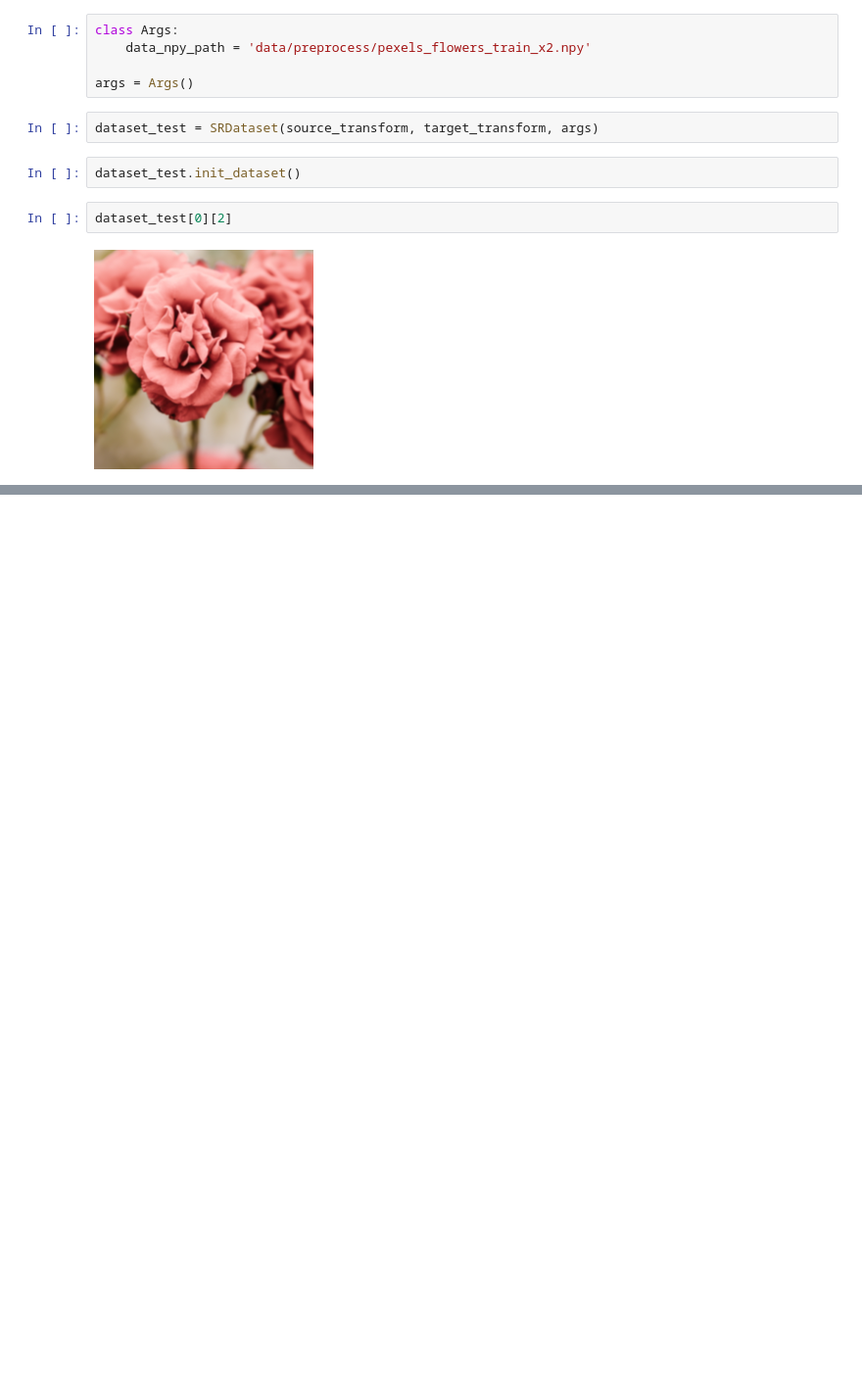
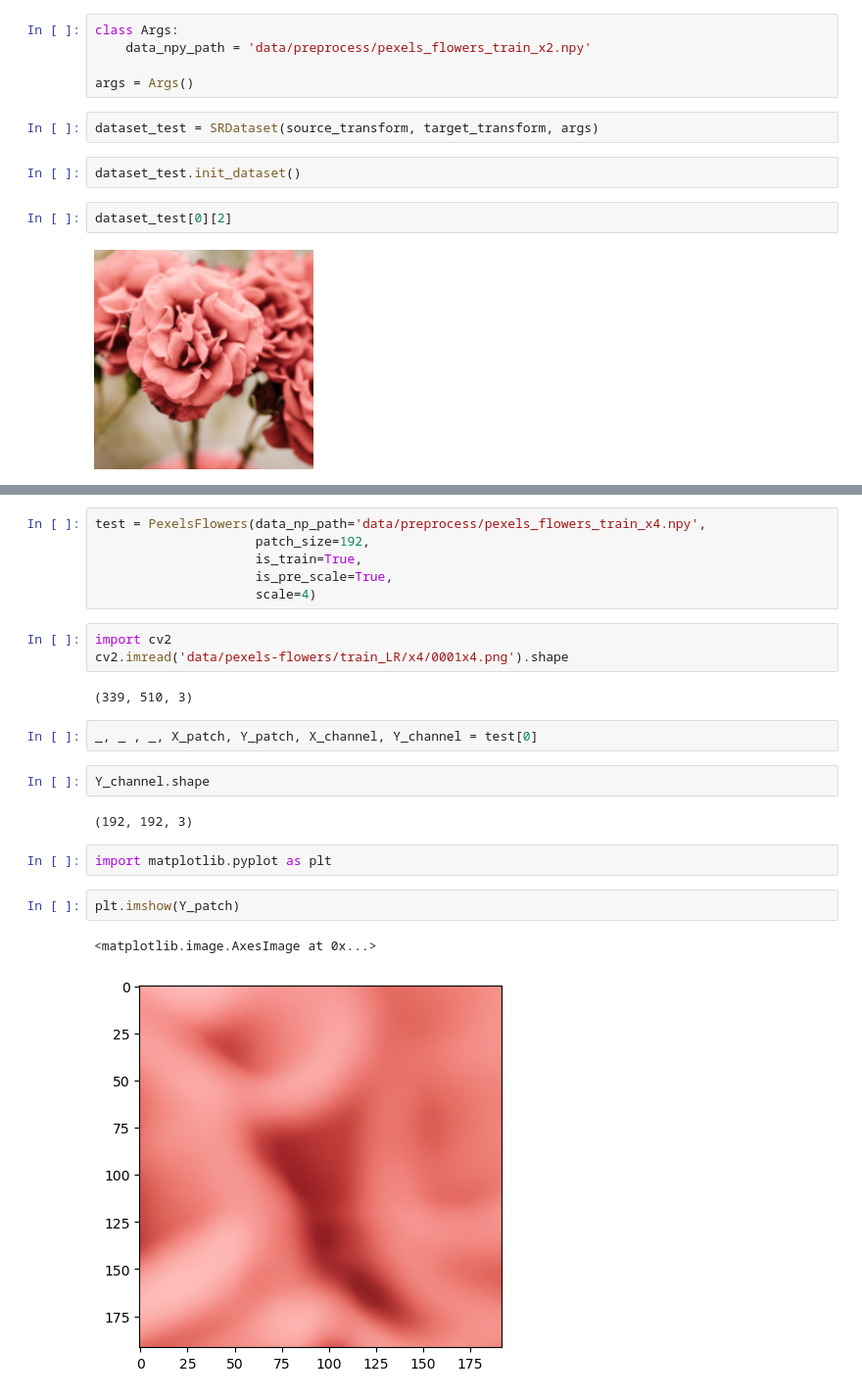
Before and after one commit to qducnguyen/cv-project-20222, a Jupyter notebook: debug.ipynb, the cells around one changed output, grey strips where cells are left out. Shown at 98% size. Saved outputs shown, nothing was run; the diff lists cells and outputs as text; blank space fills up the shorter version.

Commit message:
Update training + example of SRCNN on pexels dataset

```diff
--- a/debug.ipynb
+++ b/debug.ipynb
@@ -26,0 +75,24 @@ dataset_test[0][2]
+# %%
+test = PexelsFlowers(data_np_path='data/preprocess/pexels_flowers_train_x4.npy',
+                     patch_size=192,
+                     is_train=True,
+                     is_pre_scale=True,
+                     scale=4)
+# %%
+import cv2
+cv2.imread('data/pexels-flowers/train_LR/x4/0001x4.png').shape
+# %% [output]
+(339, 510, 3)
+# %%
+_, _ , _, X_patch, Y_patch, X_channel, Y_channel = test[0]
+# %%
+Y_channel.shape
+# %% [output]
+(192, 192, 3)
+# %%
+import matplotlib.pyplot as plt
+# %%
+plt.imshow(Y_patch)
+# %% [output]
+<matplotlib.image.AxesImage at 0x...>
+[figure, added]
```
Also changed, not shown: parts of 4 cells of this notebook, 16 other files.
